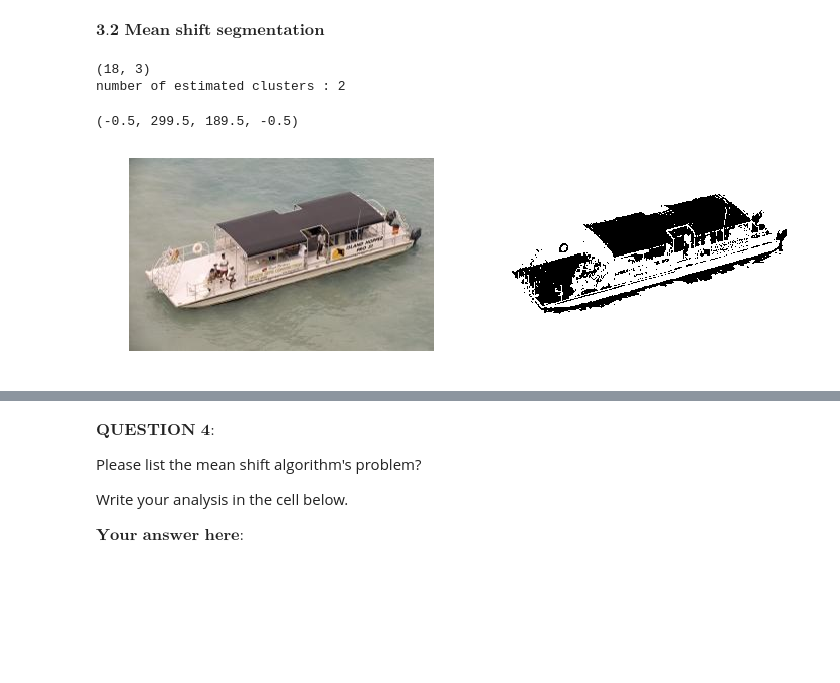
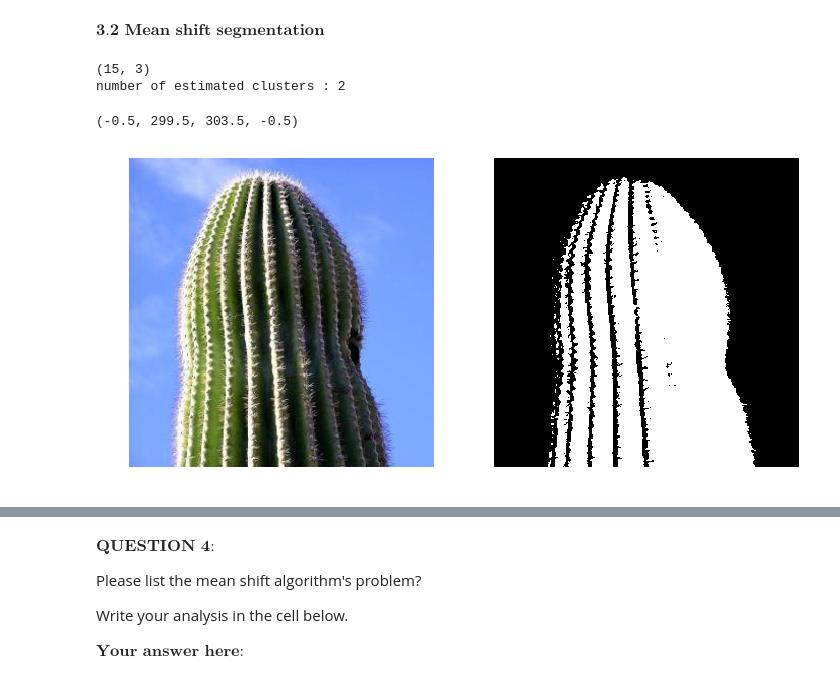
Before and after one commit to yingchen0505/cs4243, a Jupyter notebook: Assignment-2/Segmentation.ipynb, the cells around one changed output, grey strips where cells are left out. Drawn from its saved outputs; the diff is of its cells as text; code cells hidden in the pictures; blank space fills up the shorter version.

Commit message:
added correct output images

```diff
--- a/Assignment-2/Segmentation.ipynb
+++ b/Assignment-2/Segmentation.ipynb
@@ -342,33 +343,37 @@ $\textbf{3.2 Mean shift segmentation}$
 # %%
 from PIL import Image
 from Segmentation_method import *
 #set default size of plots
 plt.rcParams['figure.figsize'] = (12.0, 6.0)
 # image = Image.open('input\\003.png')
 # image = Image.open('input\\100_0109.png')
 # image = Image.open('input\\100_0497.png')
 # image = Image.open('input\\b2chopper008.png')
-image = Image.open('input\\crw_0384.png')
+# image = Image.open('input\\crw_0384.png')
+# image = Image.open('test\\dscn1908.png')
+# image = Image.open('test\\img_4730_modif.png')
+# image = Image.open('test\\pict2272.png')
+image = Image.open('test\\sharp_image.png')
 
 image = np.array(image)
 original_shape = image.shape
 X = np.reshape(image, [-1,3])
 # cluster_center,labels = mean_shift(X,bandwidth=160,bin_seeding=True)
-cluster_center,labels = mean_shift(X,bandwidth=100,bin_seeding=True)
+cluster_center,labels = mean_shift(X,bandwidth=160,bin_seeding=True)
 print(cluster_center.shape)
 labels_unique = np.unique(labels)
 n_clusters_ = len(labels_unique)
 print("number of estimated clusters : %d" % n_clusters_)
 segmented_image = np.reshape(labels, original_shape[:2])
 plt.figure((22))
 plt.subplot(1, 2, 1)
 plt.imshow(image)
 plt.axis('off')
 plt.subplot(1, 2, 2)
 plt.imshow(segmented_image)
 plt.axis('off')
 # %% [output]
-(18, 3)
+(15, 3)
 number of estimated clusters : 2
-(-0.5, 299.5, 189.5, -0.5)
+(-0.5, 299.5, 303.5, -0.5)
-[figure, old version]
+[figure, new version]
```
Also changed, not shown: parts of 8 cells of this notebook, 8 other files.
